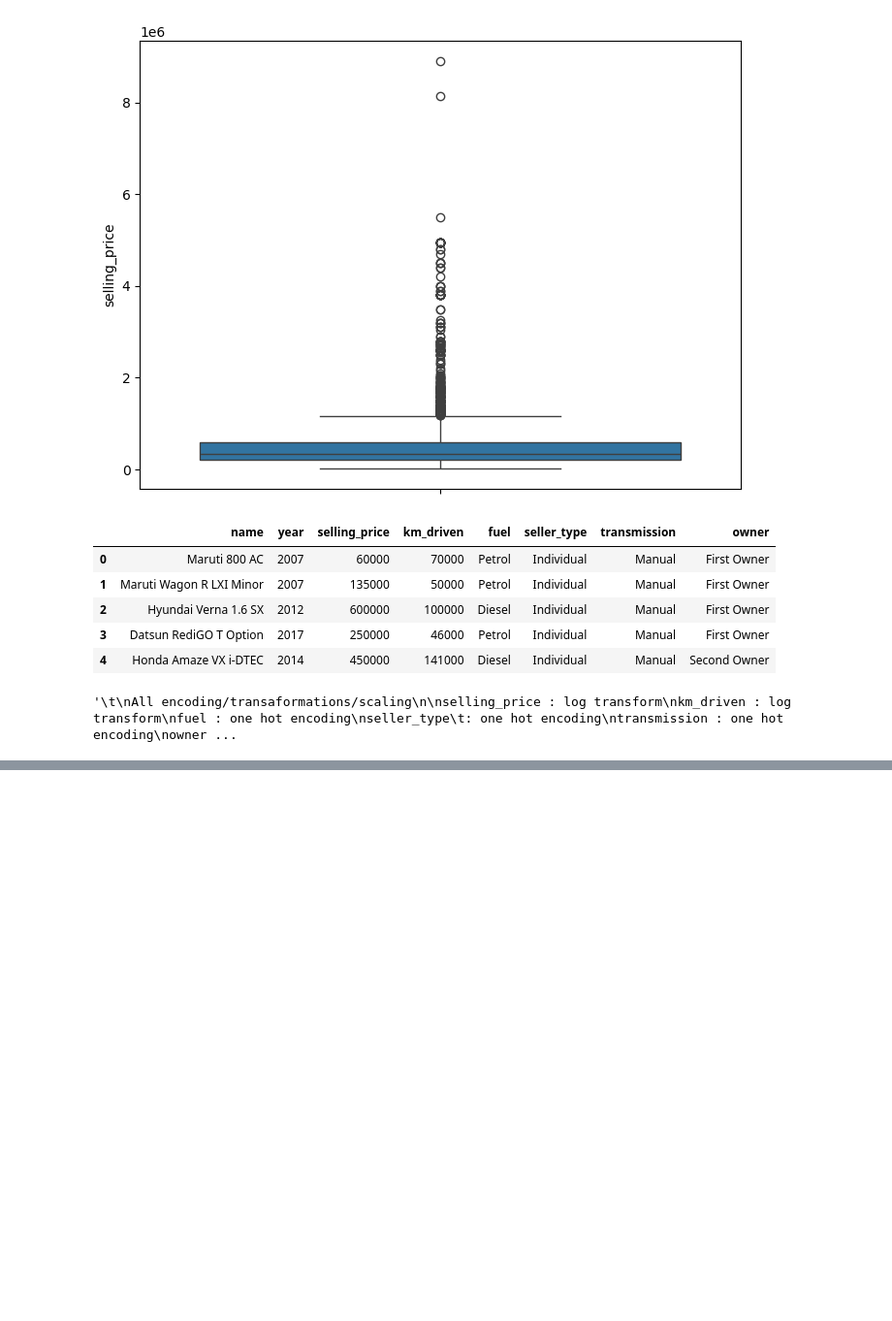
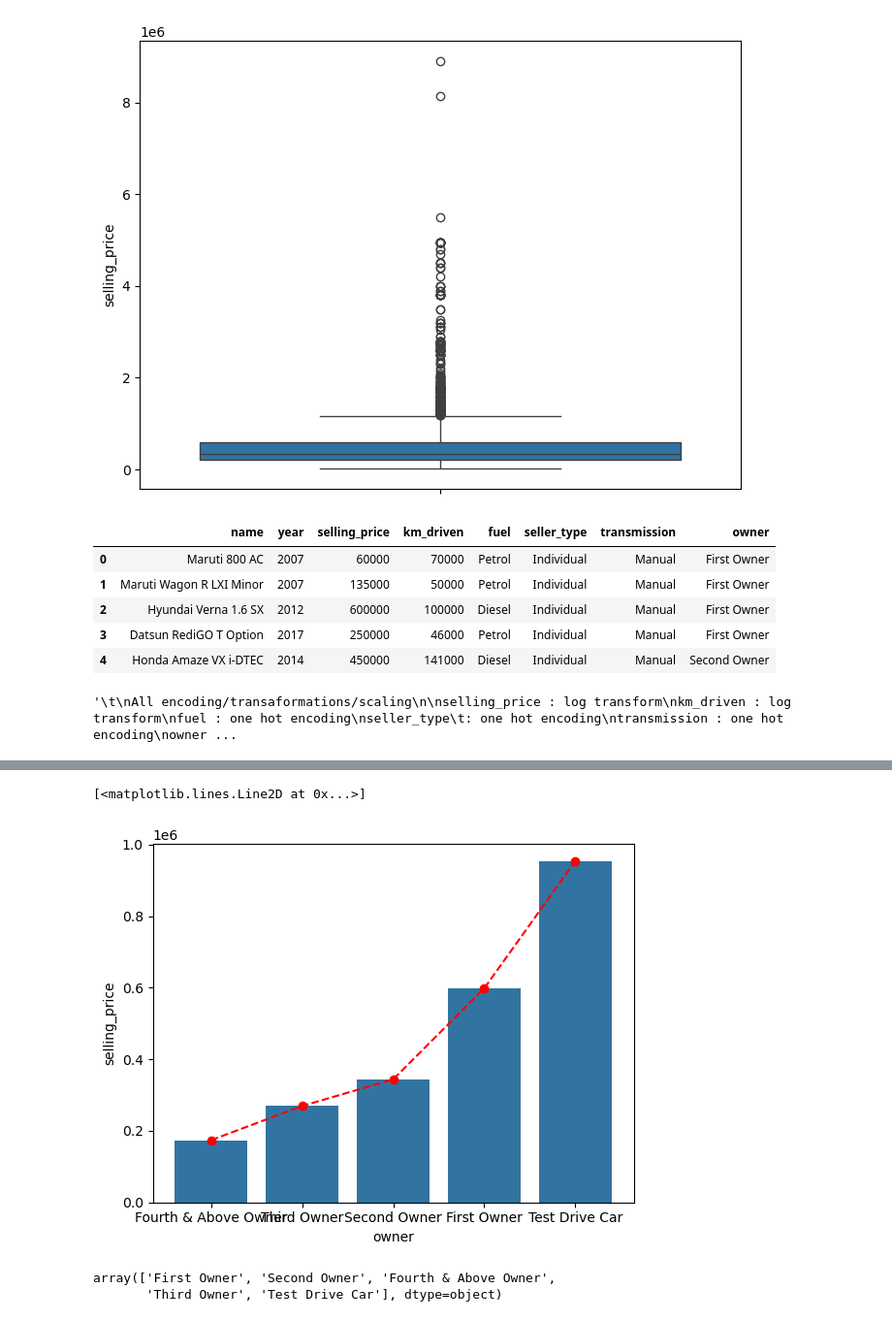
Before and after one commit to vsr01/ML-Practice, a Jupyter notebook: Linear Regression/Vehicle Dataset/linear_regression_vehicle.ipynb, the cells around one changed output, grey strips where cells are left out. Shown at 97% size. Cells and saved outputs as stored; diff of their text form; code cells hidden in the pictures; blank space fills up the shorter version.

```diff
--- a/Linear Regression/Vehicle Dataset/linear_regression_vehicle.ipynb
+++ b/Linear Regression/Vehicle Dataset/linear_regression_vehicle.ipynb
@@ -216,0 +260,22 @@ R² Score: 0.6045
+# %%
+import matplotlib.pyplot as plt
+import seaborn as sns
+
+# Step 1: Compute mean target per category and sort
+category_means = df.groupby('owner')['selling_price'].mean().reset_index()
+category_means = category_means.sort_values('selling_price')
+ordered_categories = category_means['owner']
+
+# Step 2: Bar plot
+sns.barplot(x='owner', y='selling_price', data=category_means, order=ordered_categories)
+
+# Step 3: Overlay a line
+plt.plot(range(len(category_means)), category_means['selling_price'], marker='o', linestyle='--', color='red')
+# %% [output]
+[<matplotlib.lines.Line2D at 0x...>]
+[figure, added]
+# %%
+car_data.owner.unique()
+# %% [output]
+array(['First Owner', 'Second Owner', 'Fourth & Above Owner',
+       'Third Owner', 'Test Drive Car'], dtype=object)
```
Also changed, not shown: parts of 11 cells of this notebook.
